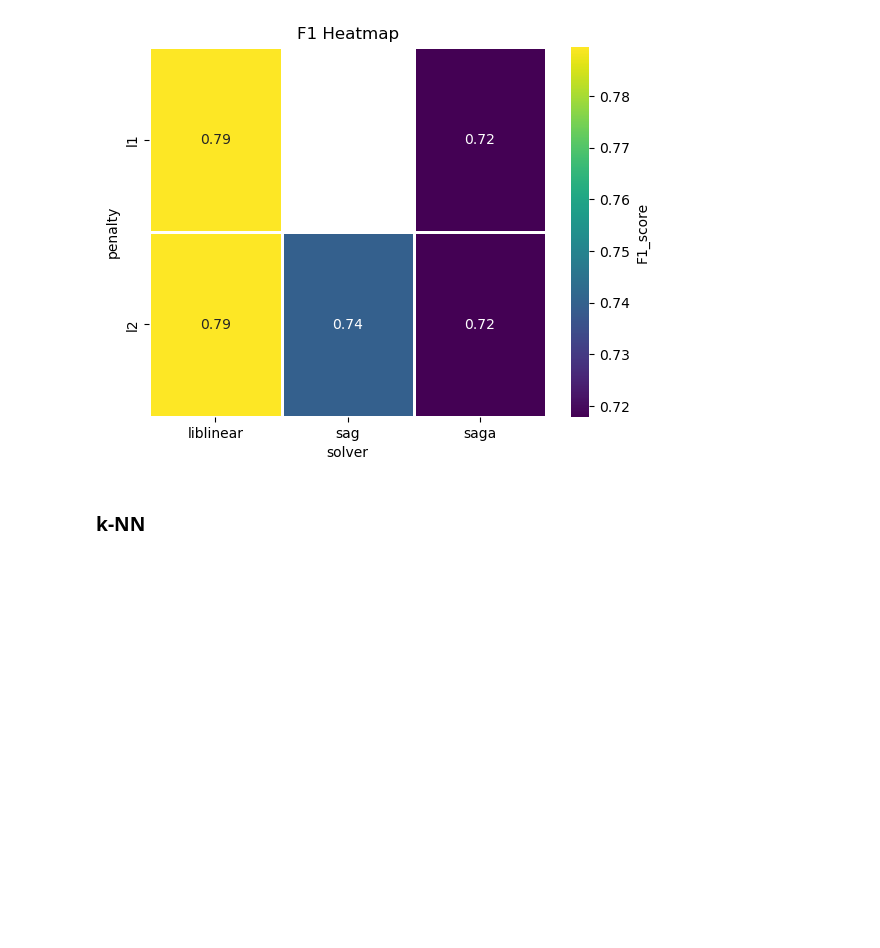
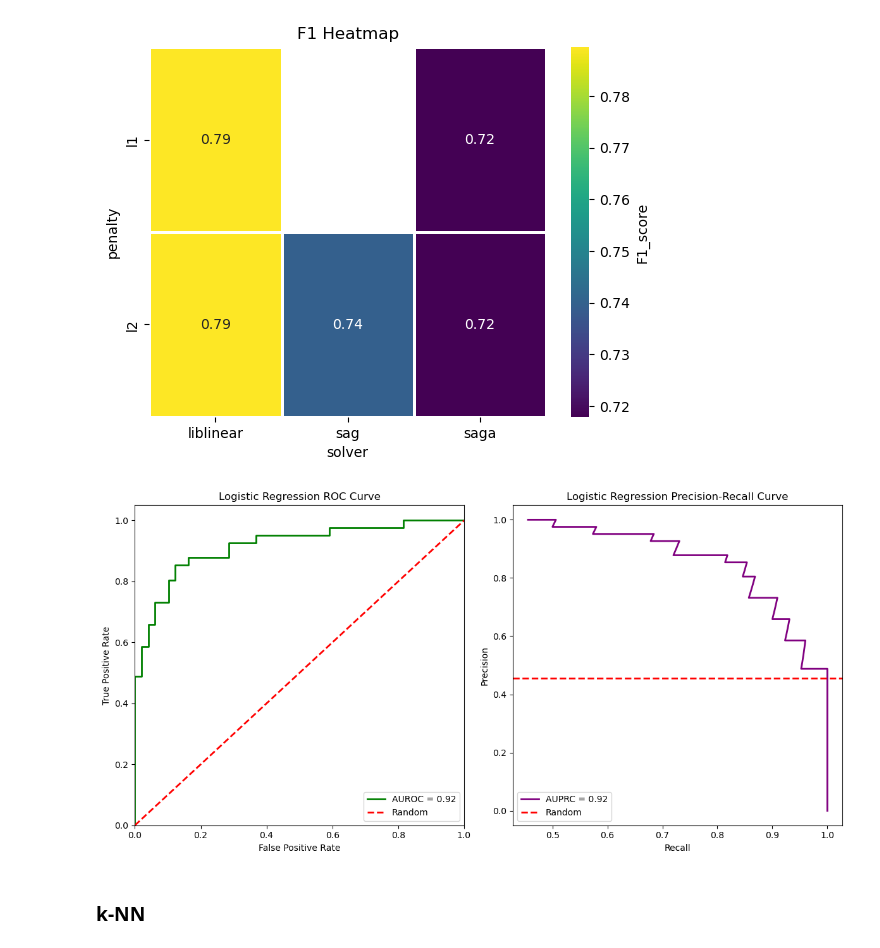
Before and after one commit to aleksandra-maciruta/BINF5507, a Jupyter notebook: Assignment_2/Scripts/main.ipynb, the cells around one changed output. Drawn from its saved outputs; the diff is of its cells as text; code cells hidden in the pictures; blank space fills up the shorter version.

```diff
--- a/Assignment_2/Scripts/main.ipynb
+++ b/Assignment_2/Scripts/main.ipynb
@@ -467,6 +466,43 @@ ax = sns.heatmap(f1_heatmap,
              cbar_kws={'label': 'F1_score'}).set_title("F1 Heatmap")
 # %% [output]
 [figure]
+# %%
+def plot_curves(tpr, fpr, auroc, precision,recall, auprc, model_name, minority_class):
+    fig, (ax1, ax2) = plt.subplots(1, 2, figsize=(12, 6))
+
+    # Plot ROC curve
+    ax1.plot(fpr, tpr, color='green', lw=2, label='AUROC = %0.2f' % auroc)
+    ax1.plot([0, 1], [0, 1], color='red', lw=2, linestyle='--', label='Random')
+    ax1.set_xlim([0.0, 1.0])
+    ax1.set_ylim([0.0, 1.05])
+    ax1.set_xlabel('False Positive Rate')
+    ax1.set_ylabel('True Positive Rate')
+    ax1.set_title('{} ROC Curve'.format(model_name))
+    ax1.legend(loc='lower right')
+
+    # Plot Precision-Recall curve
+    ax2.plot(recall, precision, color='purple', lw=2, label='AUPRC = %0.2f' % auprc)
+    ax2.axhline(y=y_test.mean(), color='red', lw=2, linestyle='--', label='Random')
+    ax2.set_xlabel('Recall')
+    ax2.set_ylabel('Precision')
+    ax2.set_title('{} Precision-Recall Curve'.format(model_name))
+    ax2.legend(loc='lower left')
+
+
+    plt.tight_layout()
+    plt.show()
+# %%
+# Extract values correctly
+auroc_value = auroc[-1][2]
+fpr, tpr = auroc[-1][3]
+
+auprc_value = auprc[-1][2]
+precision, recall = auprc[-1][3]
+
+# Call the function with the correct number of arguments
+plot_curves(tpr, fpr, auroc_value, precision, recall, auprc_value, "Logistic Regression", minority_class=1)
+# %% [output]
+[figure, added]
 # %%
 # TODO: Make ROC and PRC curves #print area under curve to legend in addition to config values
 
```
Also changed, not shown: parts of 3 cells of this notebook.
